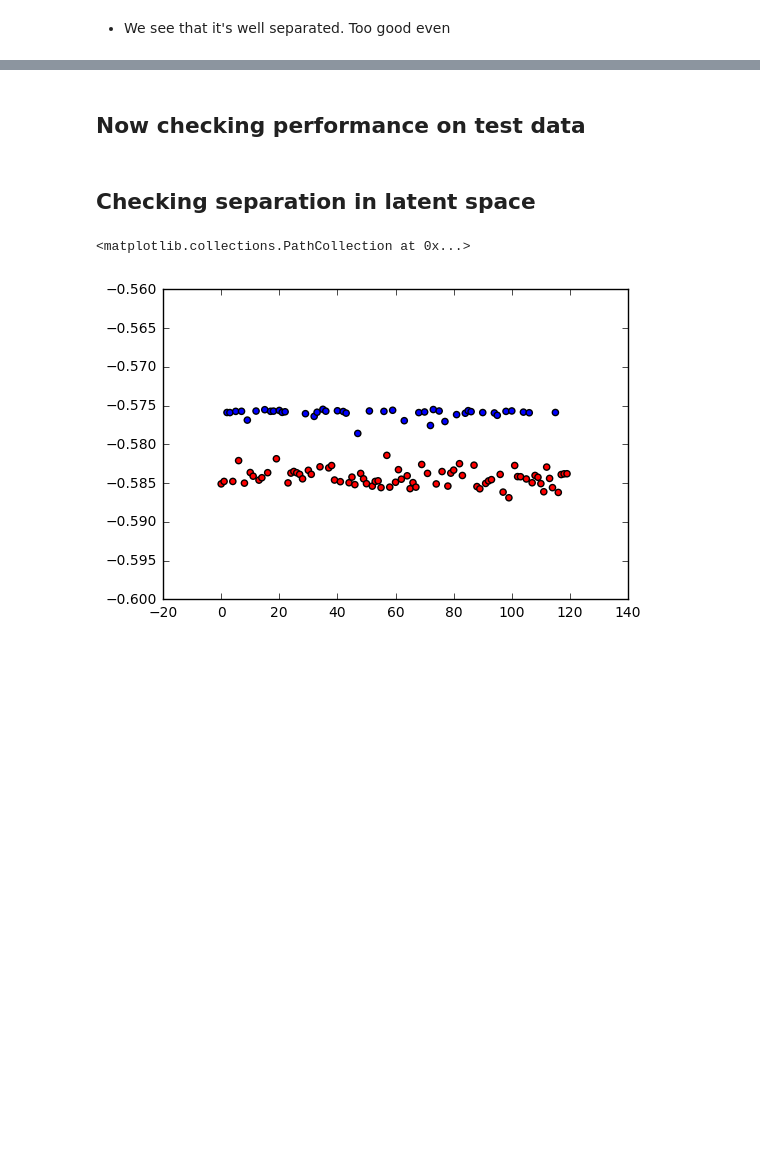
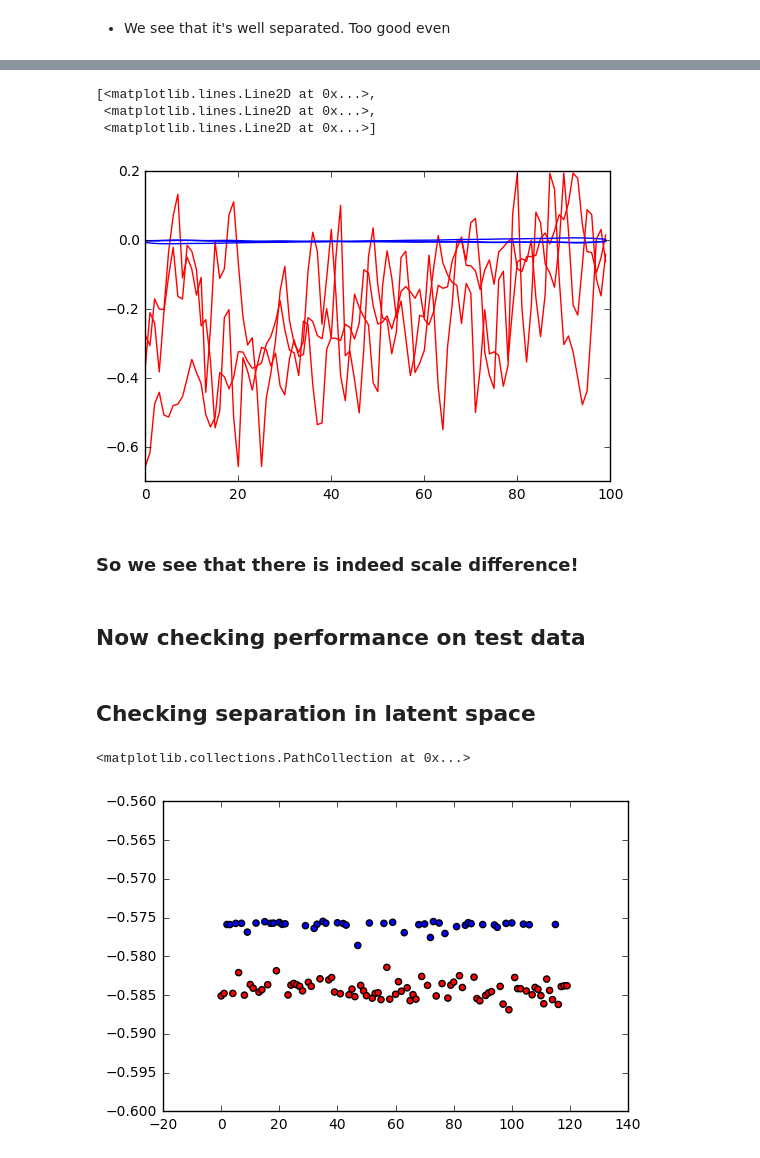
Before and after one commit to sudhNau/Baysian, a Jupyter notebook: WeirdBehave1.ipynb, the cells around one changed output, grey strips where cells are left out. Drawn from its saved outputs; the diff is of its cells as text; code cells hidden in the pictures; blank space fills up the shorter version.

```diff
--- a/WeirdBehave1.ipynb
+++ b/WeirdBehave1.ipynb
@@ -275,3 +282,15 @@ plt.hist(WHatExp.T)
+# %%
+trueYBar =  uExpBar*phiHatExpBar.T
+# %%
+plt.plot(YBar[0:3].T,c='r')
+plt.plot(trueYBar[0:3].T,c='b')
+# %% [output]
+[<matplotlib.lines.Line2D at 0x...>,
+ <matplotlib.lines.Line2D at 0x...>,
+ <matplotlib.lines.Line2D at 0x...>]
+[figure, added]
+# %% [markdown]
+### So we see that there is indeed scale difference!
 # %% [markdown]
 ## Now checking performance on test data
 # %%
```
Also changed, not shown: parts of 12 cells of this notebook.
